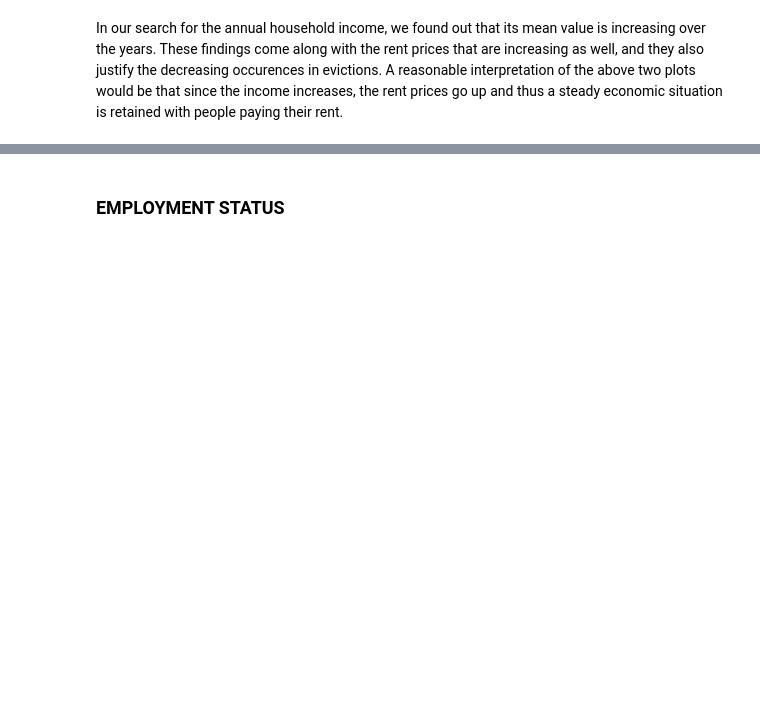
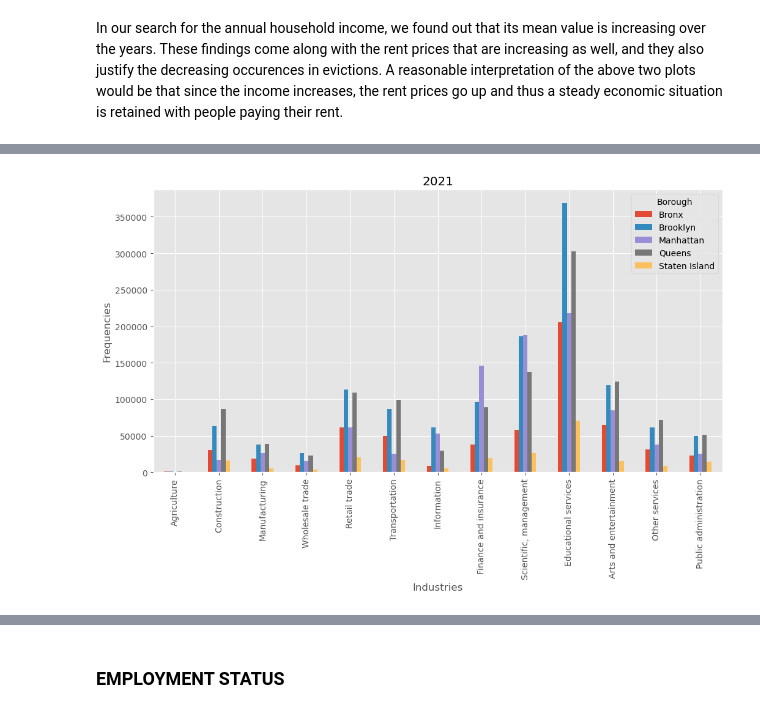
Before and after one commit to FranziskaMarie/Evictions-NYC, a Jupyter notebook: social_test.ipynb, the cells around one changed output, grey strips where cells are left out. Saved outputs shown, nothing was run; the diff lists cells and outputs as text; code cells hidden in the pictures; blank space fills up the shorter version.

```diff
--- a/social_test.ipynb
+++ b/social_test.ipynb
@@ -178,0 +316,8 @@ plt.xticks(rotation=90);
+# %%
+econ_21_ind.T.plot.bar()
+plt.xlabel('Industries')
+plt.ylabel('Frequencies')
+plt.title('2021')
+plt.show()
+# %% [output]
+[figure, added]
```
Also changed, not shown: parts of 33 cells of this notebook.
